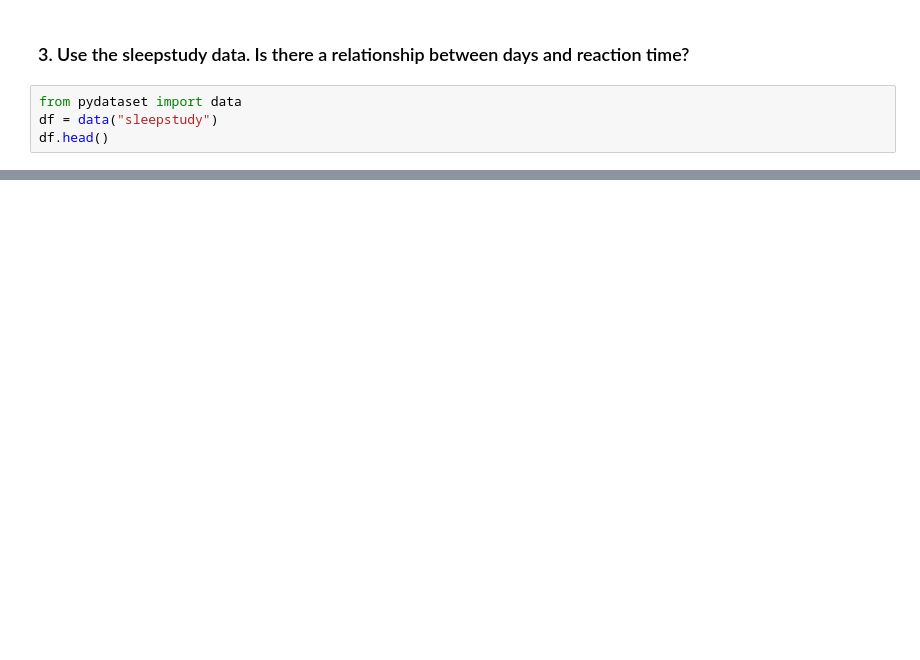
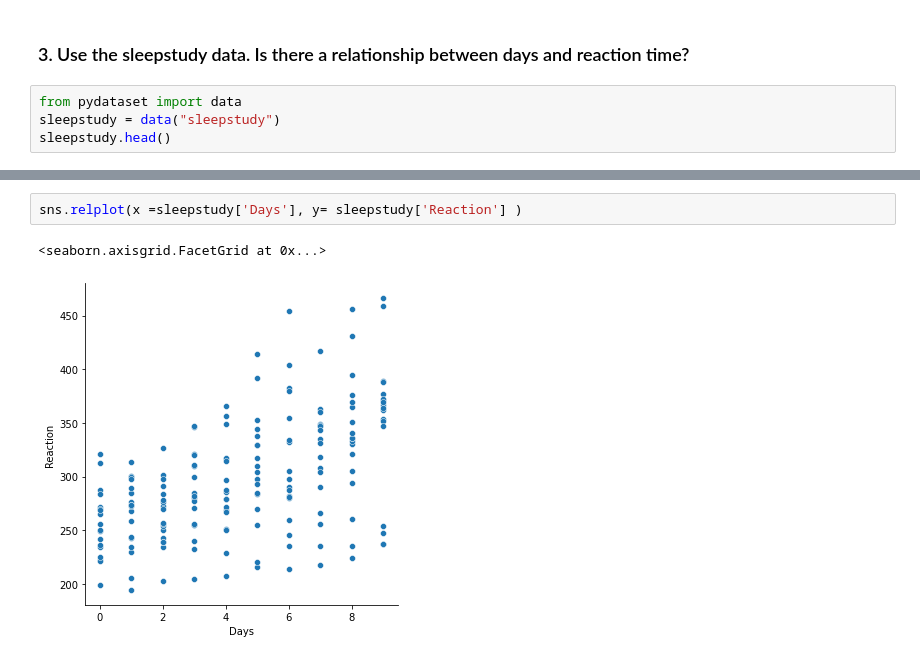
Before and after one commit to Daniel-Northcutt/statistics_exercises, a Jupyter notebook: hypothesis_testing.ipynb, the cells around one changed output, grey strips where cells are left out. Saved outputs shown, nothing was run; the diff lists cells and outputs as text; blank space fills up the shorter version.

```diff
--- a/hypothesis_testing.ipynb
+++ b/hypothesis_testing.ipynb
@@ -502,5 +788,5 @@ Name: to_date, dtype: object
 ### 3. Use the sleepstudy data. Is there a relationship between days and reaction time?
 # %%
 from pydataset import data
-df = data("sleepstudy")
-df.head()
+sleepstudy = data("sleepstudy")
+sleepstudy.head()
@@ -506,0 +812,5 @@ df.head()
+# %%
+sns.relplot(x =sleepstudy['Days'], y= sleepstudy['Reaction'] )
+# %% [output]
+<seaborn.axisgrid.FacetGrid at 0x...>
+[figure, added]
```
Also changed, not shown: parts of 60 cells of this notebook.
